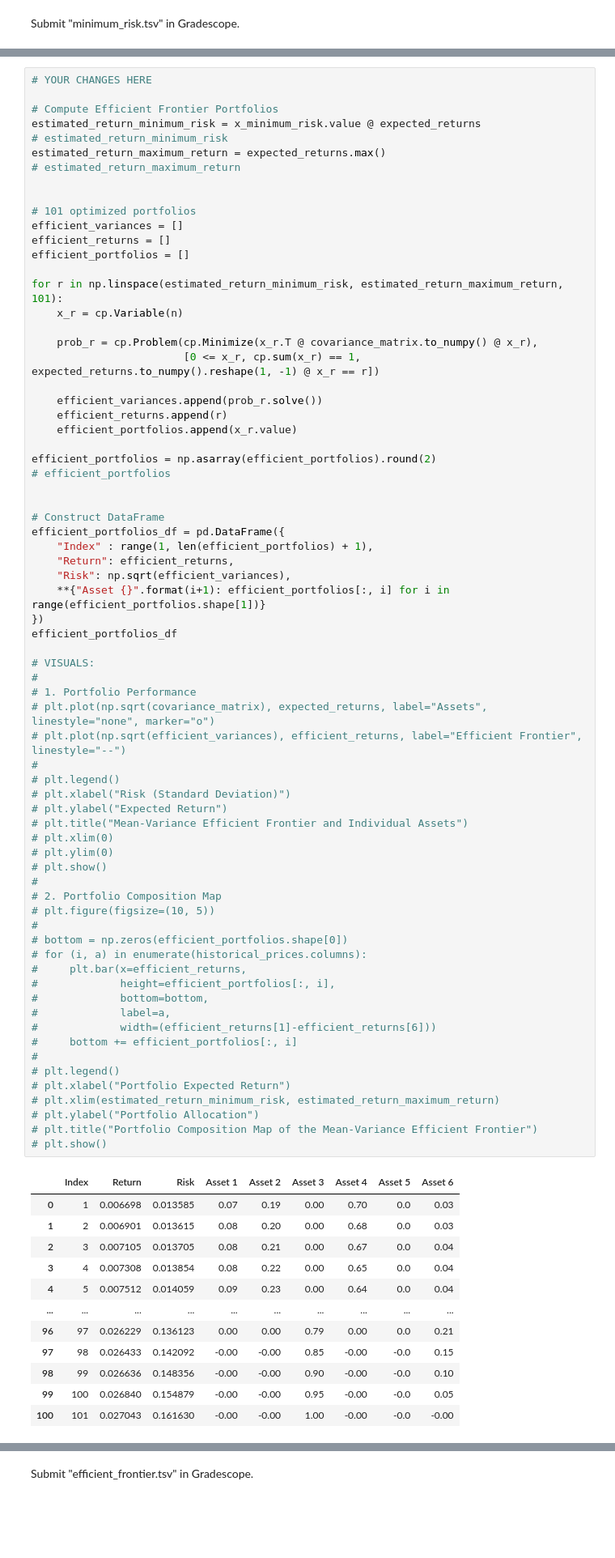
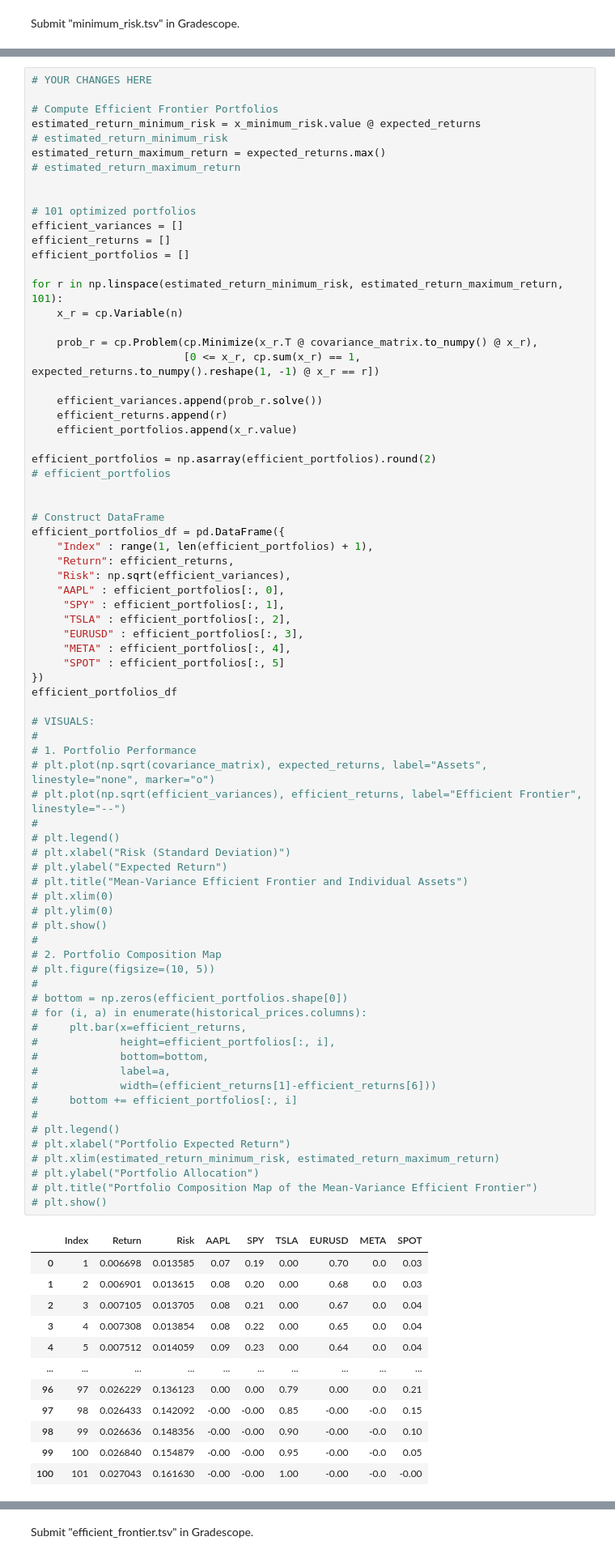
Before and after one commit to veniola/dx704-project-01, a Jupyter notebook: project.ipynb, the cells around one changed output, grey strips where cells are left out. Shown at 81% size. Drawn from its saved outputs; the diff is of its cells as text; blank space fills up the shorter version.

```diff
--- a/project.ipynb
+++ b/project.ipynb
@@ -409,7 +409,12 @@ efficient_portfolios_df = pd.DataFrame({
     "Index" : range(1, len(efficient_portfolios) + 1),
     "Return": efficient_returns,
     "Risk": np.sqrt(efficient_variances),
-    **{"Asset {}".format(i+1): efficient_portfolios[:, i] for i in range(efficient_portfolios.shape[1])}
+    "AAPL" : efficient_portfolios[:, 0],
+     "SPY" : efficient_portfolios[:, 1],
+     "TSLA" : efficient_portfolios[:, 2],
+     "EURUSD" : efficient_portfolios[:, 3],
+     "META" : efficient_portfolios[:, 4],
+     "SPOT" : efficient_portfolios[:, 5]
 })
 efficient_portfolios_df
 
@@ -419,34 +424,34 @@ efficient_portfolios_df
 # plt.plot(np.sqrt(covariance_matrix), expected_returns, label="Assets", linestyle="none", marker="o")
 # plt.plot(np.sqrt(efficient_variances), efficient_returns, label="Efficient Frontier", linestyle="--")
 #
 # plt.legend()
 # plt.xlabel("Risk (Standard Deviation)")
 # plt.ylabel("Expected Return")
 # plt.title("Mean-Variance Efficient Frontier and Individual Assets")
 # plt.xlim(0)
 # plt.ylim(0)
 # plt.show()
 #
 # 2. Portfolio Composition Map
 # plt.figure(figsize=(10, 5))
 #
 # bottom = np.zeros(efficient_portfolios.shape[0])
 # for (i, a) in enumerate(historical_prices.columns):
 #     plt.bar(x=efficient_returns,
 #             height=efficient_portfolios[:, i],
 #             bottom=bottom,
 #             label=a,
 #             width=(efficient_returns[1]-efficient_returns[6]))
 #     bottom += efficient_portfolios[:, i]
 #
 # plt.legend()
 # plt.xlabel("Portfolio Expected Return")
 # plt.xlim(estimated_return_minimum_risk, estimated_return_maximum_return)
 # plt.ylabel("Portfolio Allocation")
 # plt.title("Portfolio Composition Map of the Mean-Variance Efficient Frontier")
 # plt.show()
 # %% [output]
-|  | Index | Return | Risk | Asset 1 | Asset 2 | Asset 3 | Asset 4 | Asset 5 | Asset 6 |
+|  | Index | Return | Risk | AAPL | SPY | TSLA | EURUSD | META | SPOT |
 | 0 | 1 | 0.006698 | 0.013585 | 0.07 | 0.19 | 0.00 | 0.70 | 0.0 | 0.03 |
 | 1 | 2 | 0.006901 | 0.013615 | 0.08 | 0.20 | 0.00 | 0.68 | 0.0 | 0.03 |
 | 2 | 3 | 0.007105 | 0.013705 | 0.08 | 0.21 | 0.00 | 0.67 | 0.0 | 0.04 |
```
Also changed, not shown: parts of 1 cell of this notebook, 2 other files.
